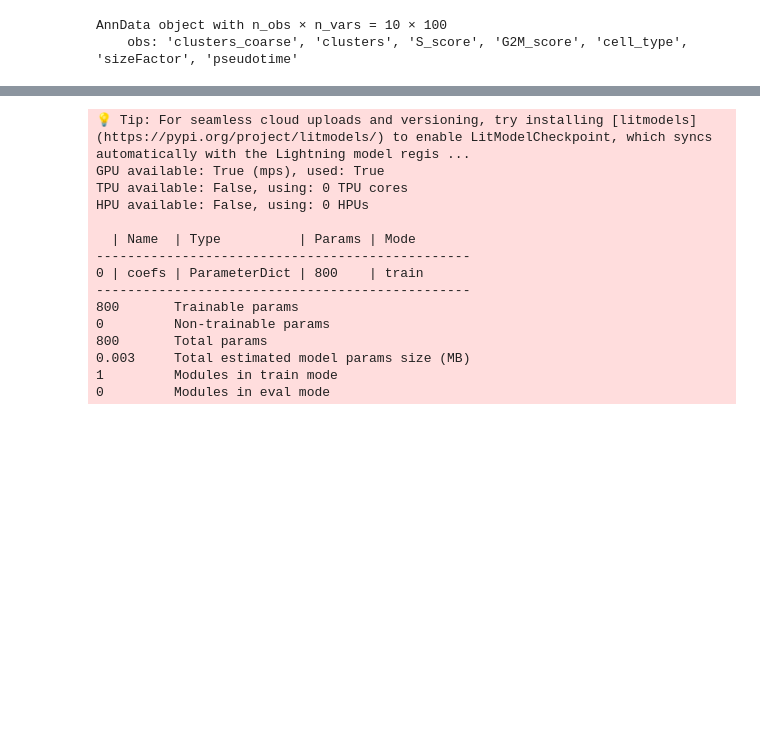
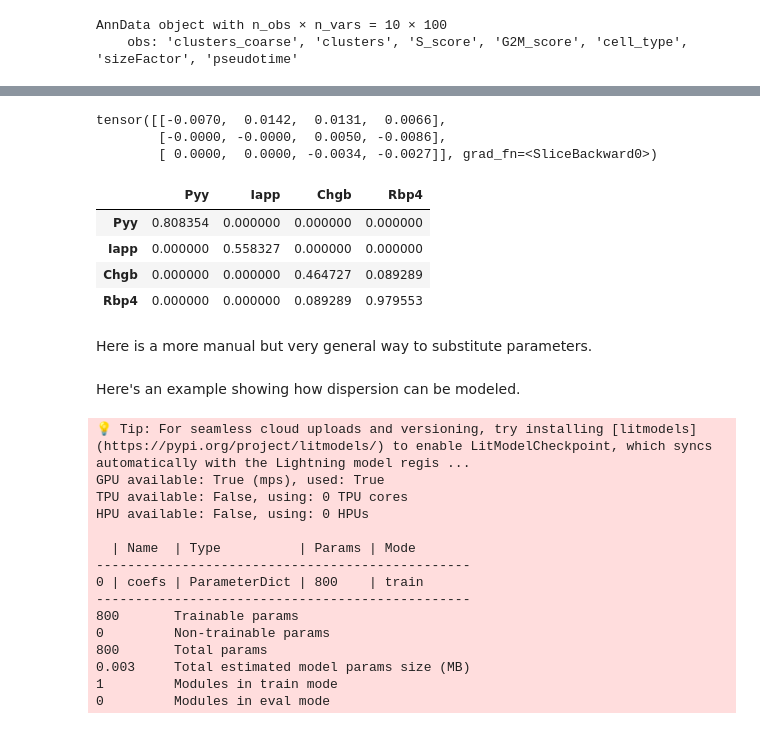
Before and after one commit to krisrs1128/scDesigner, a Jupyter notebook: examples/minimal.ipynb, the cells around one changed output, grey strips where cells are left out. Cells and saved outputs as stored; diff of their text form; code cells hidden in the pictures; blank space fills up the shorter version.

Commit message:
examples of parameter modfiication

```diff
--- a/examples/minimal.ipynb
+++ b/examples/minimal.ipynb
@@ -78,2 +71,25 @@ sim.parameters
 
   [100 rows x 100 columns]}}
+# %%
+import scdesigner.minimal.transform as tr
+
+null_sim = tr.nullify(sim, "pseudotime", "Pyy|Iapp", "mean")
+null_sim.marginal.predict.coefs["mean"][:3, :4]
+# %% [output]
+tensor([[-0.0070,  0.0142,  0.0131,  0.0066],
+        [-0.0000, -0.0000,  0.0050, -0.0086],
+        [ 0.0000,  0.0000, -0.0034, -0.0027]], grad_fn=<SliceBackward0>)
+# %%
+amplified_sim = tr.amplify(sim, 2, "pseudotime", "Pyy|Iapp", "mean")
+decorr_sim = tr.decorrelate(sim, "Pyy|Iapp", "Pyy|Iapp", "cell_type[Ngn3 low EP]")
+corr_sim = tr.correlate(sim, 2, "Pyy|Iapp", "Pyy|Iapp", "cell_type[Ngn3 low EP]")
+
+decorr_sim.parameters["copula"]["cell_type[Ngn3 low EP]"].iloc[:4, :4]
+# %% [output]
+|  | Pyy | Iapp | Chgb | Rbp4 |
+| Pyy | 0.808354 | 0.000000 | 0.000000 | 0.000000 |
+| Iapp | 0.000000 | 0.558327 | 0.000000 | 0.000000 |
+| Chgb | 0.000000 | 0.000000 | 0.464727 | 0.089289 |
+| Rbp4 | 0.000000 | 0.000000 | 0.089289 | 0.979553 |
+# %% [markdown]
+Here is a more manual but very general way to substitute parameters.
@@ -80,3 +106,5 @@ sim.parameters
+# %% [markdown]
+Here's an example showing how dispersion can be modeled.
 # %%
 from scdesigner.minimal.simulator import scdesigner
 from scdesigner.minimal.negbin import NegBin
```
Also changed, not shown: parts of 5 cells of this notebook.
